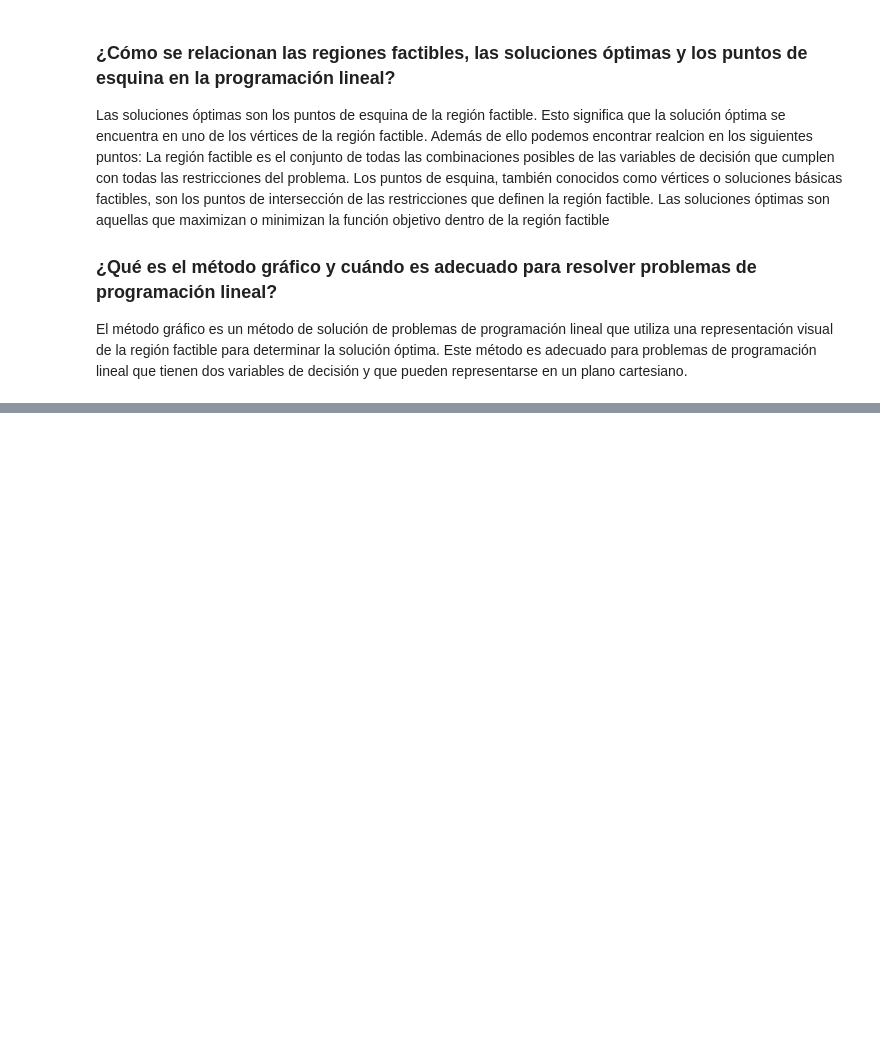
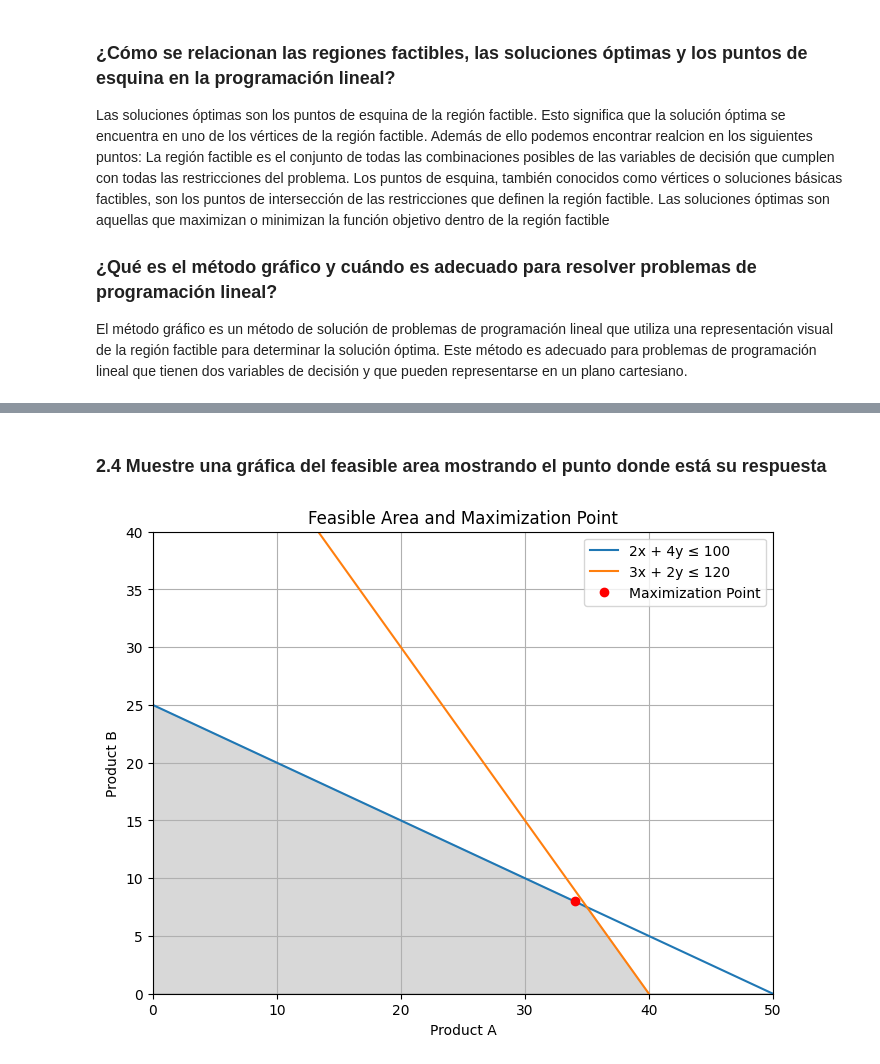
Before and after one commit to Franco-611/HDT2_ModSim, a Jupyter notebook: HDT2.ipynb, the cells around one changed output, grey strips where cells are left out. Drawn from its saved outputs; the diff is of its cells as text; code cells hidden in the pictures; blank space fills up the shorter version.

```diff
--- a/HDT2.ipynb
+++ b/HDT2.ipynb
@@ -70,0 +124,56 @@ El método gráfico es un método de solución de problemas de programación lin
+# %% [markdown]
+### 2.4 Muestre una gráfica del feasible area mostrando el punto donde está su respuesta
+# %%
+import matplotlib.pyplot as plt
+import numpy as np
+from pulp import LpMaximize, LpProblem, LpVariable, value
+
+# Funciones de las restricciones
+labor_constraint = lambda x: (100 - 2*x) / 4
+material_constraint = lambda x: (120 - 3*x) / 2
+
+# Rango de valores para x
+x_values = np.linspace(0, 60, 100)
+
+# Valores de las restricciones
+labor_values = labor_constraint(x_values)
+material_values = material_constraint(x_values)
+
+# Crear la gráfica
+plt.figure(figsize=(8, 6))
+plt.plot(x_values, labor_values, label="2x + 4y ≤ 100")
+plt.plot(x_values, material_values, label="3x + 2y ≤ 120")
+
+# Restricción de no-negatividad
+plt.axhline(0, color='black', linewidth=0.5)
+plt.axvline(0, color='black', linewidth=0.5)
+
+# Área factible sombreada
+plt.fill_between(x_values, np.minimum(labor_values, material_values), color='gray', alpha=0.3)
+
+# Crear un problema lineal para obtener el valor de maximización
+model = LpProblem(name="maximize_profit", sense=LpMaximize)
+x = LpVariable(name="x", lowBound=0, cat="Integer")
+y = LpVariable(name="y", lowBound=0, cat="Integer")
+model += 10 * x + 15 * y, "Profit"
+model += 2 * x + 4 * y <= 100, "Labor_constraint"
+model += 3 * x + 2 * y <= 120, "Material_constraint"
+model += x >= 0, "Nonnegativity_x"
+model += y >= 0, "Nonnegativity_y"
+model.solve()
+
+# Punto de maximización
+x_max = value(x)
+y_max = value(y)
+plt.plot(x_max, y_max, 'ro', label='Maximization Point')
+
+plt.xlabel('Product A')
+plt.ylabel('Product B')
+plt.title('Feasible Area and Maximization Point')
+plt.legend()
+plt.grid()
+plt.xlim(0, 50)
+plt.ylim(0, 40)
+plt.show()
+# %% [output]
+[figure, added]
```
Also changed, not shown: parts of 5 cells of this notebook.
